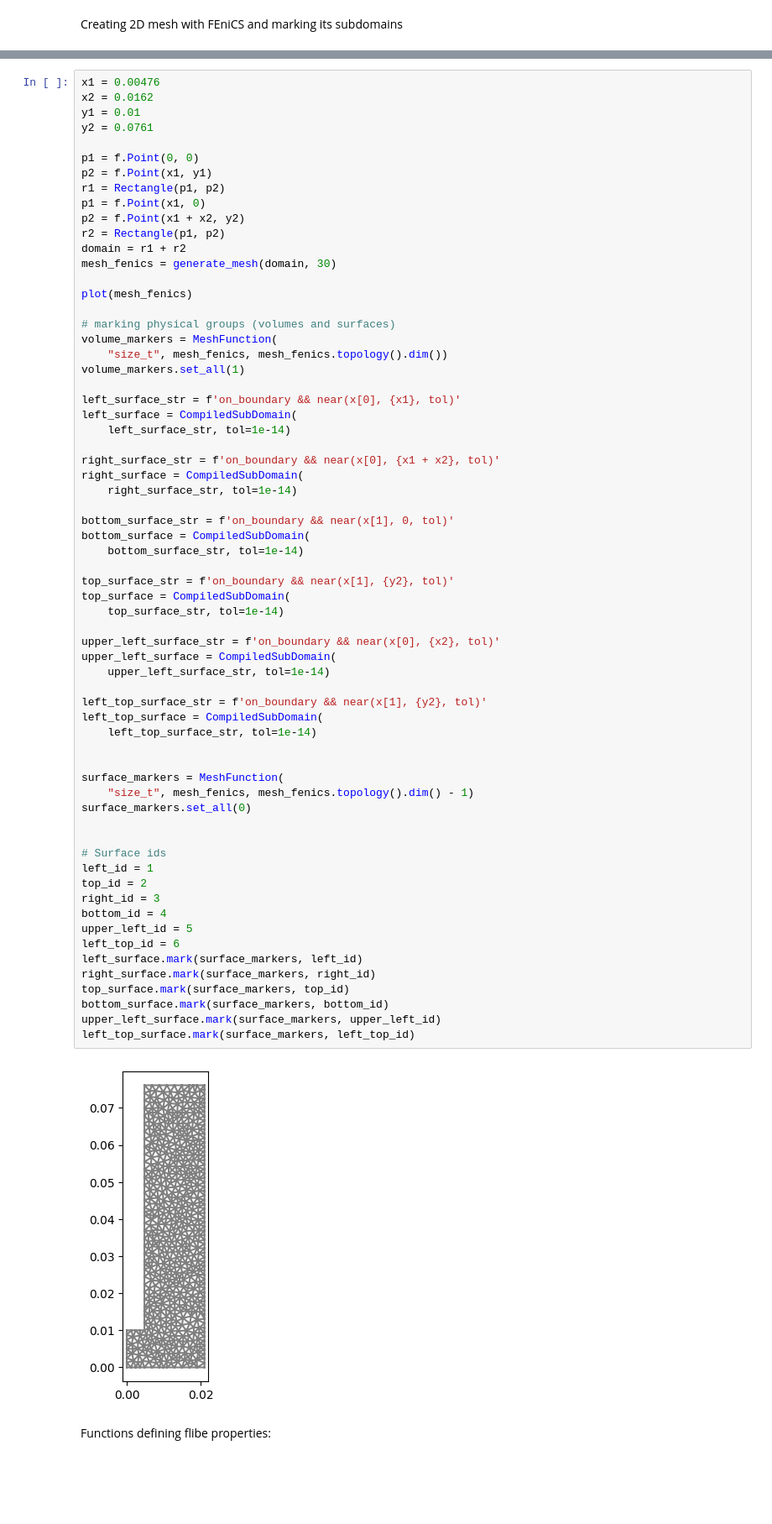
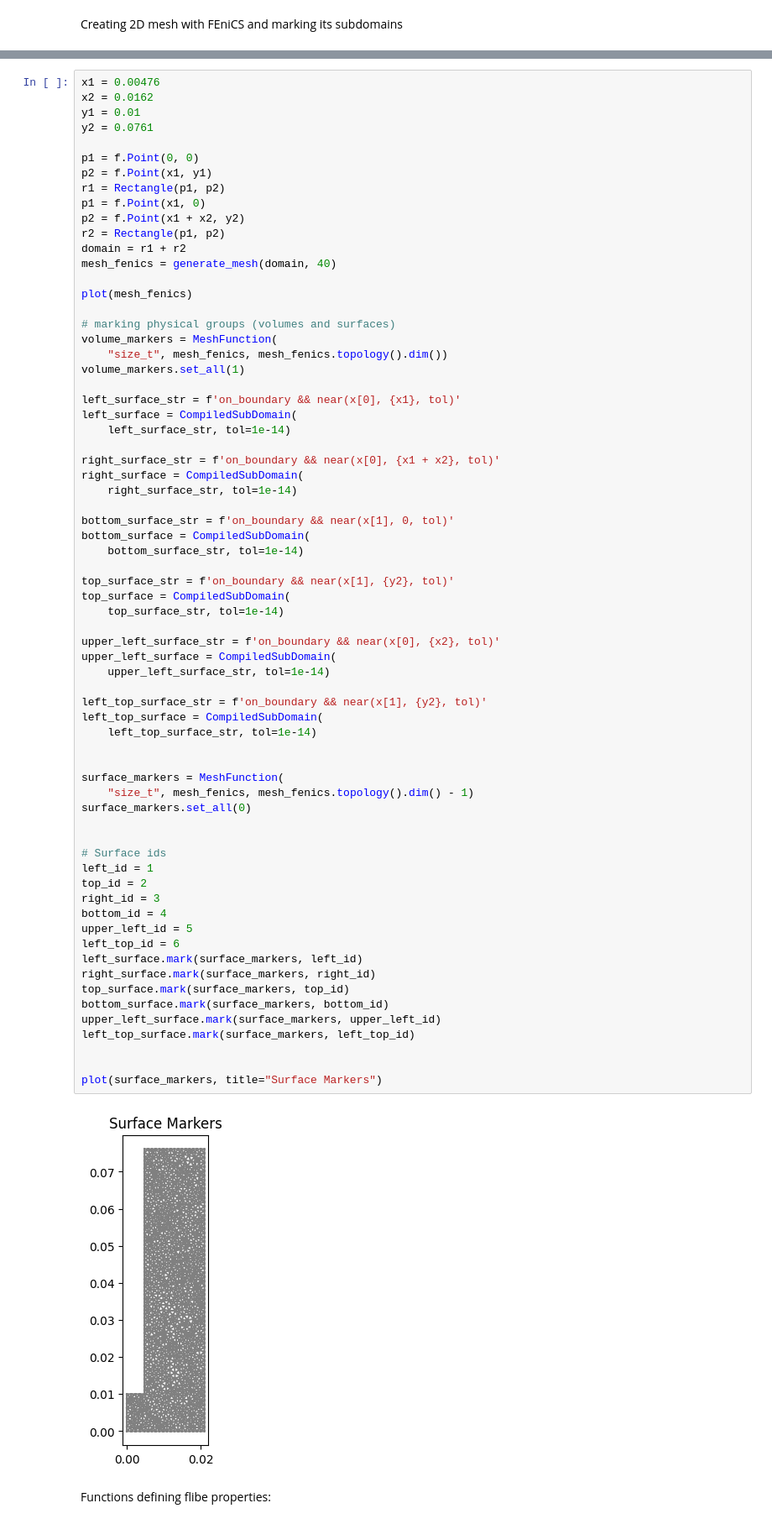
Before and after one commit to WeaverC20/LIBRADiff, a Jupyter notebook: BABY_2D_Simulation.ipynb, the cells around one changed output, grey strips where cells are left out. Shown at 84% size. Saved outputs shown, nothing was run; the diff lists cells and outputs as text; blank space fills up the shorter version.

```diff
--- a/BABY_2D_Simulation.ipynb
+++ b/BABY_2D_Simulation.ipynb
@@ -65,7 +65,7 @@ p1 = f.Point(x1, 0)
 p2 = f.Point(x1 + x2, y2)
 r2 = Rectangle(p1, p2)
 domain = r1 + r2
-mesh_fenics = generate_mesh(domain, 30)
+mesh_fenics = generate_mesh(domain, 40)
 
 plot(mesh_fenics)
 
@@ -91,34 +91,37 @@ top_surface = CompiledSubDomain(
     top_surface_str, tol=1e-14)
 
 upper_left_surface_str = f'on_boundary && near(x[0], {x2}, tol)'
 upper_left_surface = CompiledSubDomain(
     upper_left_surface_str, tol=1e-14)
 
 left_top_surface_str = f'on_boundary && near(x[1], {y2}, tol)'
 left_top_surface = CompiledSubDomain(
     left_top_surface_str, tol=1e-14)
 
 
 surface_markers = MeshFunction(
     "size_t", mesh_fenics, mesh_fenics.topology().dim() - 1)
 surface_markers.set_all(0)
 
 
 # Surface ids
 left_id = 1
 top_id = 2
 right_id = 3
 bottom_id = 4
 upper_left_id = 5
 left_top_id = 6
 left_surface.mark(surface_markers, left_id)
 right_surface.mark(surface_markers, right_id)
 top_surface.mark(surface_markers, top_id)
 bottom_surface.mark(surface_markers, bottom_id)
 upper_left_surface.mark(surface_markers, upper_left_id)
 left_top_surface.mark(surface_markers, left_top_id)
+
+
+plot(surface_markers, title="Surface Markers")
 # %% [output]
-[figure, old version]
+[figure, new version]
 # %% [markdown]
 Functions defining flibe properties:
 # %%
```
Also changed, not shown: parts of 5 cells of this notebook.
